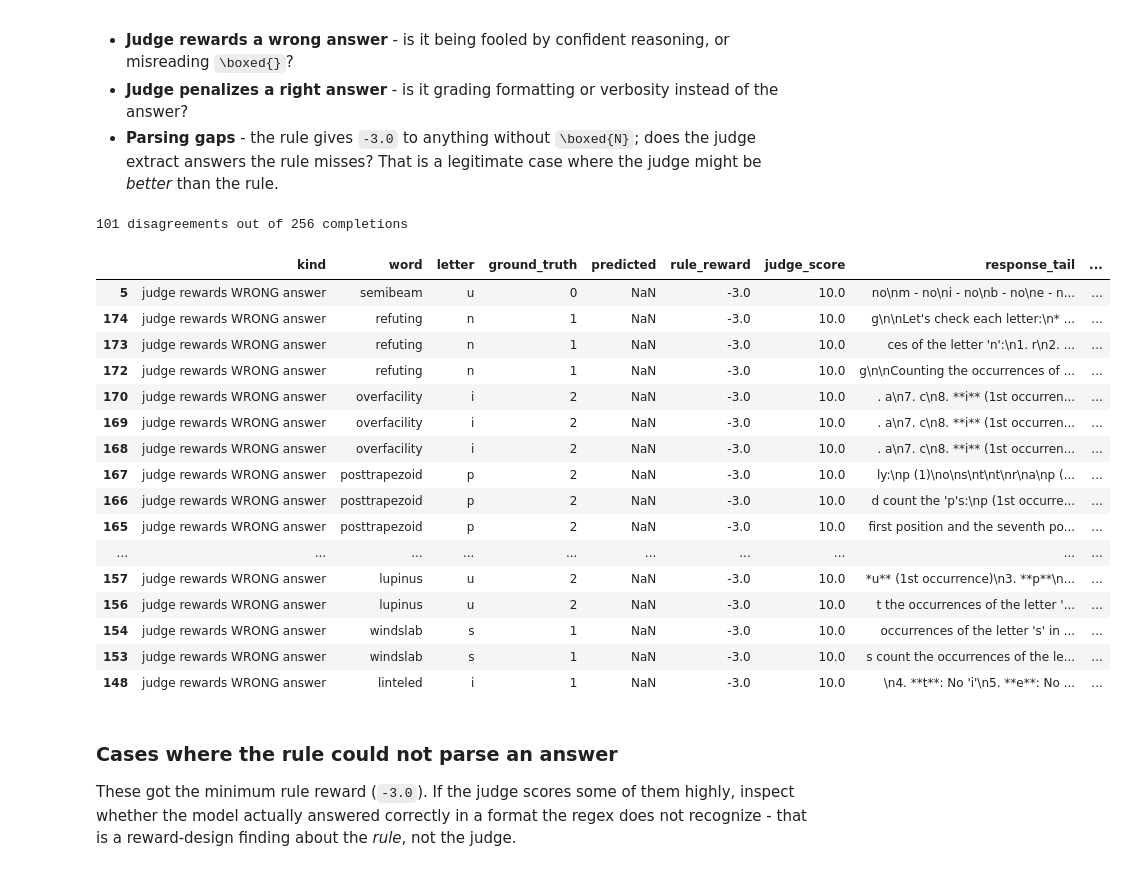
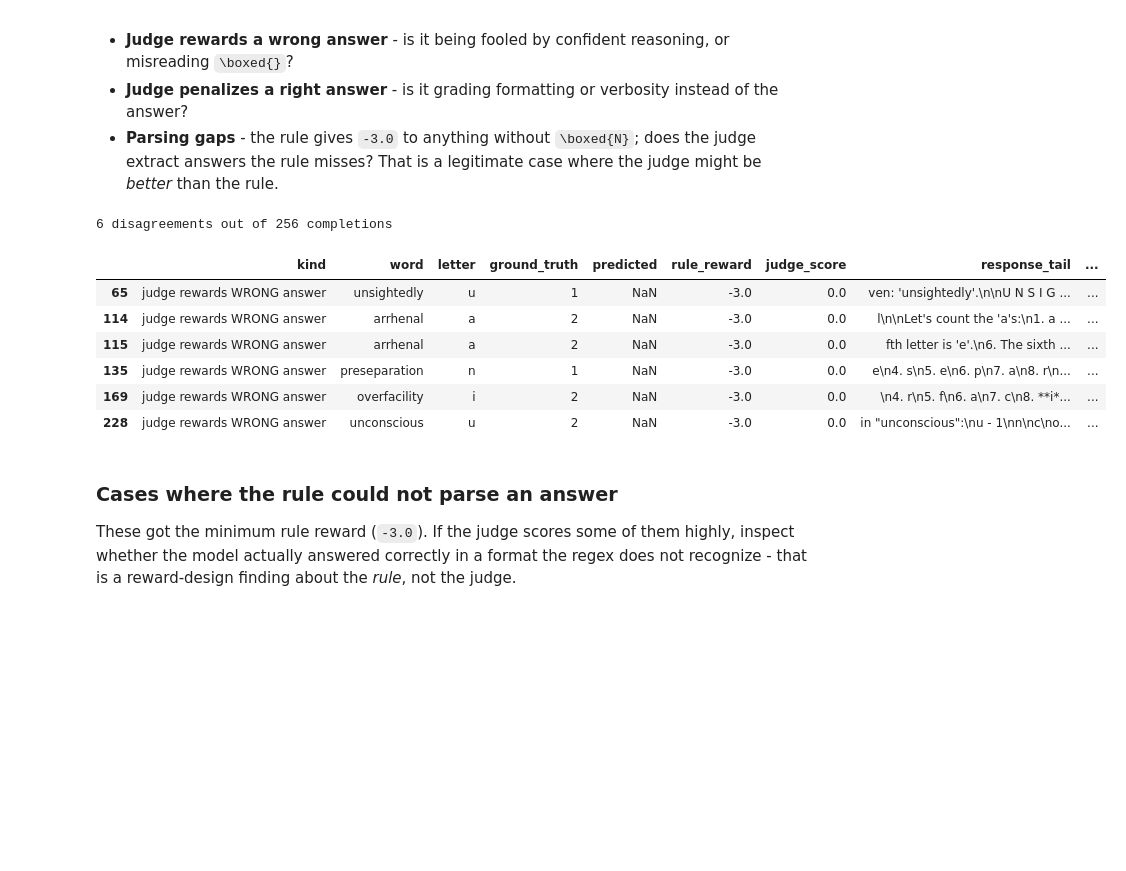
Before and after one commit to oumi-ai/oumi, a Jupyter notebook: notebooks/Oumi - Compare LLM Judge vs Rule Reward.ipynb, the cells around one changed output. Saved outputs shown, nothing was run; the diff lists cells and outputs as text; code cells hidden in the pictures; blank space fills up the shorter version.

```diff
--- a/notebooks/Oumi - Compare LLM Judge vs Rule Reward.ipynb
+++ b/notebooks/Oumi - Compare LLM Judge vs Rule Reward.ipynb
@@ -271,0 +344,10 @@ True
+# %%
+# Your judge. Set to a path to use an existing JudgeConfig YAML.
+JUDGE_CONFIG_PATH = tutorial_dir / "letter_count_judge_v2.yaml"  # None
+
+# Overrides for the starter judge written in section 4 (ignored if
+# JUDGE_CONFIG_PATH points at your own YAML). Leave as None for the defaults;
+# set JUDGE_SYSTEM_INSTRUCTION to any string (e.g. system_prompt_2) to swap
+# in different grading instructions.
+JUDGE_SYSTEM_INSTRUCTION = system_prompt_2  # None
+JUDGE_PROMPT_TEMPLATE = None
@@ -332,7 +425,7 @@ judge_params:
 # %%
 from oumi.judges.simple_judge import SimpleJudge
 
-judge_outputs_path = tutorial_dir / "judge_outputs.jsonl"
+judge_outputs_path = tutorial_dir / "judge_v2_outputs_gpt4omini.jsonl"
 
 judge = SimpleJudge(str(JUDGE_CONFIG_PATH))
 
@@ -350,13 +443,16 @@ judge_inputs = [
 if judge_outputs_path.exists():
     with open(judge_outputs_path) as f:
         judge_records = [json.loads(line) for line in f]
-    assert len(judge_records) == len(df), "Cached judge outputs don't match df; delete the file."
+    assert len(judge_records) == len(df), (
+        "Cached judge outputs don't match df; delete the file."
+    )
     print(f"Loaded {len(judge_records)} cached judge outputs")
 else:
     outputs = judge.judge(judge_inputs)
     judge_records = []
     for out in outputs:
-        # Prefer the numeric score mapping (BOOL/ENUM); fall back to the typed value (INT/FLOAT).
+        # Prefer the numeric score mapping (BOOL/ENUM); fall back to the
+        # typed value (INT/FLOAT).
         score = (out.field_scores or {}).get("judgment")
         if score is None:
             value = (out.field_values or {}).get("judgment")
@@ -378,13 +474,18 @@ df["judge_explanation"] = [r["judge_explanation"] for r in judge_records]
 
 n_failed = df.judge_score.isna().sum()
 if n_failed:
-    print(f"WARNING: judge returned no parseable score for {n_failed} completions; they are excluded below.")
+    print(
+        f"WARNING: judge returned no parseable score for {n_failed} "
+        "completions; they are excluded below."
+    )
 df_ok = df.dropna(subset=["judge_score"]).copy()
 
 # # A "judge says correct" flag, defined as the judge's maximum possible score.
 # judge_max = df_ok.judge_score.max()
-# A "judge says correct" flag, defined as the judge's maximum score, which is 10.
-judge_max = 10
+# A "judge says correct" flag, defined as the judge's maximum score
+judge_max = 0  # 10
 df_ok["judge_correct"] = df_ok.judge_score == judge_max
-df_ok[["word", "letter", "ground_truth", "predicted", "rule_reward", "judge_score"]].head(8)
+df_ok[
+    ["word", "letter", "ground_truth", "predicted", "rule_reward", "judge_score"]
+].head(8)
 # %% [output]
@@ -624,36 +764,35 @@ Typical things to look for:
 # %%
 pd.set_option("display.max_colwidth", 160)
 
 disagree = df_ok[df_ok.rule_correct != df_ok.judge_correct].copy()
 disagree["kind"] = np.where(
     disagree.judge_correct, "judge rewards WRONG answer", "judge penalizes RIGHT answer"
 )
 disagree["response_tail"] = disagree.response.str[-140:]
 
 print(f"{len(disagree)} disagreements out of {len(df_ok)} completions")
 disagree[
-    ["kind", "word", "letter", "ground_truth", "predicted", "rule_reward", "judge_score",
-     "response_tail", "judge_explanation"]
+    [
+        "kind",
+        "word",
+        "letter",
+        "ground_truth",
+        "predicted",
+        "rule_reward",
+        "judge_score",
+        "response_tail",
+        "judge_explanation",
+    ]
 ].sort_values("kind").head(20)
 # %% [output]
-101 disagreements out of 256 completions
+6 disagreements out of 256 completions
 |  | kind | word | letter | ground_truth | predicted | rule_reward | judge_score | response_tail | ... |
-| 5 | judge rewards WRONG answer | semibeam | u | 0 | NaN | -3.0 | 10.0 | no\nm - no\ni - no\nb - no\ne - n... | ... |
-| 174 | judge rewards WRONG answer | refuting | n | 1 | NaN | -3.0 | 10.0 | g\n\nLet's check each letter:\n* ... | ... |
-| 173 | judge rewards WRONG answer | refuting | n | 1 | NaN | -3.0 | 10.0 | ces of the letter 'n':\n1. r\n2. ... | ... |
-| 172 | judge rewards WRONG answer | refuting | n | 1 | NaN | -3.0 | 10.0 | g\n\nCounting the occurrences of ... | ... |
-| 170 | judge rewards WRONG answer | overfacility | i | 2 | NaN | -3.0 | 10.0 | . a\n7. c\n8. **i** (1st occurren... | ... |
-| 169 | judge rewards WRONG answer | overfacility | i | 2 | NaN | -3.0 | 10.0 | . a\n7. c\n8. **i** (1st occurren... | ... |
-| 168 | judge rewards WRONG answer | overfacility | i | 2 | NaN | -3.0 | 10.0 | . a\n7. c\n8. **i** (1st occurren... | ... |
-| 167 | judge rewards WRONG answer | posttrapezoid | p | 2 | NaN | -3.0 | 10.0 | ly:\np (1)\no\ns\nt\nt\nr\na\np (... | ... |
-| 166 | judge rewards WRONG answer | posttrapezoid | p | 2 | NaN | -3.0 | 10.0 | d count the 'p's:\np (1st occurre... | ... |
-| 165 | judge rewards WRONG answer | posttrapezoid | p | 2 | NaN | -3.0 | 10.0 | first position and the seventh po... | ... |
-| ... | ... | ... | ... | ... | ... | ... | ... | ... | ... |
-| 157 | judge rewards WRONG answer | lupinus | u | 2 | NaN | -3.0 | 10.0 | *u** (1st occurrence)\n3. **p**\n... | ... |
-| 156 | judge rewards WRONG answer | lupinus | u | 2 | NaN | -3.0 | 10.0 | t the occurrences of the letter '... | ... |
-| 154 | judge rewards WRONG answer | windslab | s | 1 | NaN | -3.0 | 10.0 | occurrences of the letter 's' in ... | ... |
-| 153 | judge rewards WRONG answer | windslab | s | 1 | NaN | -3.0 | 10.0 | s count the occurrences of the le... | ... |
-| 148 | judge rewards WRONG answer | linteled | i | 1 | NaN | -3.0 | 10.0 | \n4. **t**: No 'i'\n5. **e**: No ... | ... |
+| 65 | judge rewards WRONG answer | unsightedly | u | 1 | NaN | -3.0 | 0.0 | ven: 'unsightedly'.\n\nU N S I G ... | ... |
+| 114 | judge rewards WRONG answer | arrhenal | a | 2 | NaN | -3.0 | 0.0 | l\n\nLet's count the 'a's:\n1. a ... | ... |
+| 115 | judge rewards WRONG answer | arrhenal | a | 2 | NaN | -3.0 | 0.0 | fth letter is 'e'.\n6. The sixth ... | ... |
+| 135 | judge rewards WRONG answer | preseparation | n | 1 | NaN | -3.0 | 0.0 | e\n4. s\n5. e\n6. p\n7. a\n8. r\n... | ... |
+| 169 | judge rewards WRONG answer | overfacility | i | 2 | NaN | -3.0 | 0.0 | \n4. r\n5. f\n6. a\n7. c\n8. **i*... | ... |
+| 228 | judge rewards WRONG answer | unconscious | u | 2 | NaN | -3.0 | 0.0 | in "unconscious":\nu - 1\nn\nc\no... | ... |
 # %% [markdown]
 ### Cases where the rule could not parse an answer
 
```
Also changed, not shown: parts of 16 cells of this notebook, 20 other files.
